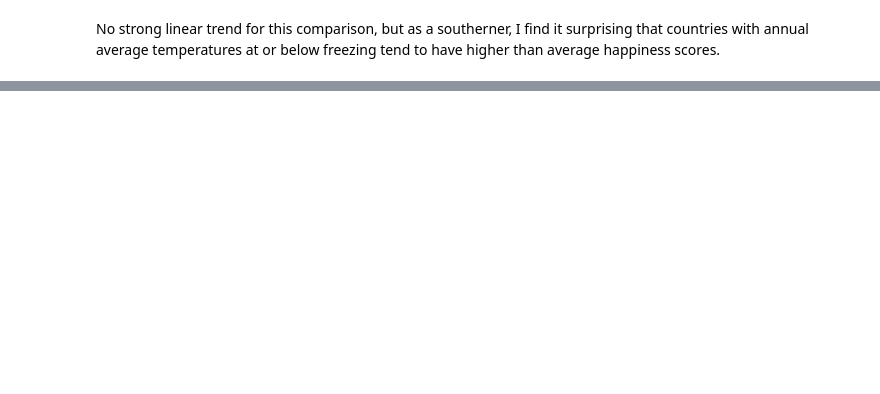
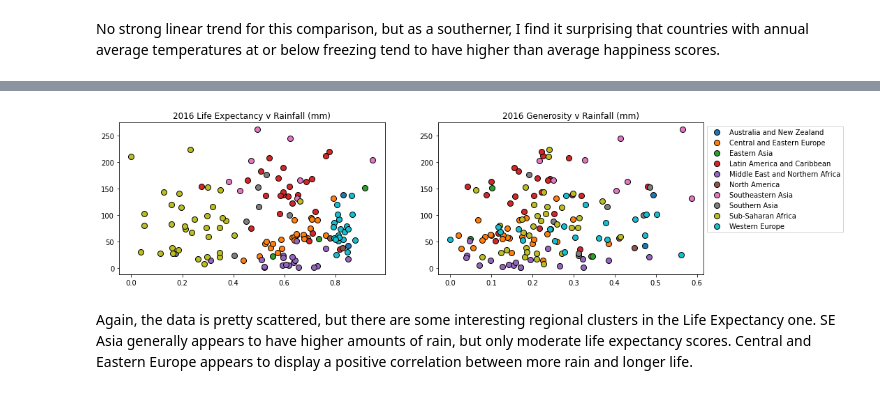
Before and after one commit to kylejamar06/HapPyWorld, a Jupyter notebook: Weather.ipynb, the cells around one changed output, grey strips where cells are left out. Cells and saved outputs as stored; diff of their text form; code cells hidden in the pictures; blank space fills up the shorter version.

```diff
--- a/Weather.ipynb
+++ b/Weather.ipynb
@@ -136,0 +154,21 @@ Text(0.5, 1.0, '2016 Happiness v Rainfall')
+# %%
+# Just for fun, plot rainfall against two of the other measures.
+
+fig, axs = plt.subplots(1, 2, figsize=(15,4))
+for index, group in by_regions_2016:
+    axs[0].plot(group["Health (Life Expectancy)"], group["Rainfall (mm)"], marker="o", linestyle="",
+             label=index, markersize=8, markeredgecolor="black")
+axs[0].set_title("2016 Life Expectancy v Rainfall (mm)")
+
+for index, group in by_regions_2016:
+    axs[1].plot(group["Generosity"], group["Rainfall (mm)"], marker="o", linestyle="",
+             label=index, markersize=8, markeredgecolor="black")
+axs[1].set_title("2016 Generosity v Rainfall (mm)")
+
+plt.legend(bbox_to_anchor=(1.0, 1.0), loc='upper left')
+
+plt.savefig("Life_Gen_Rain")
+# %% [output]
+[figure, added]
+# %% [markdown]
+Again, the data is pretty scattered, but there are some interesting regional clusters in the Life Expectancy one.  SE Asia generally appears to have higher amounts of rain, but only moderate life expectancy scores.  Central and Eastern Europe appears to display a positive correlation between more rain and longer life.
```
Also changed, not shown: parts of 5 cells of this notebook, 3 other files.
